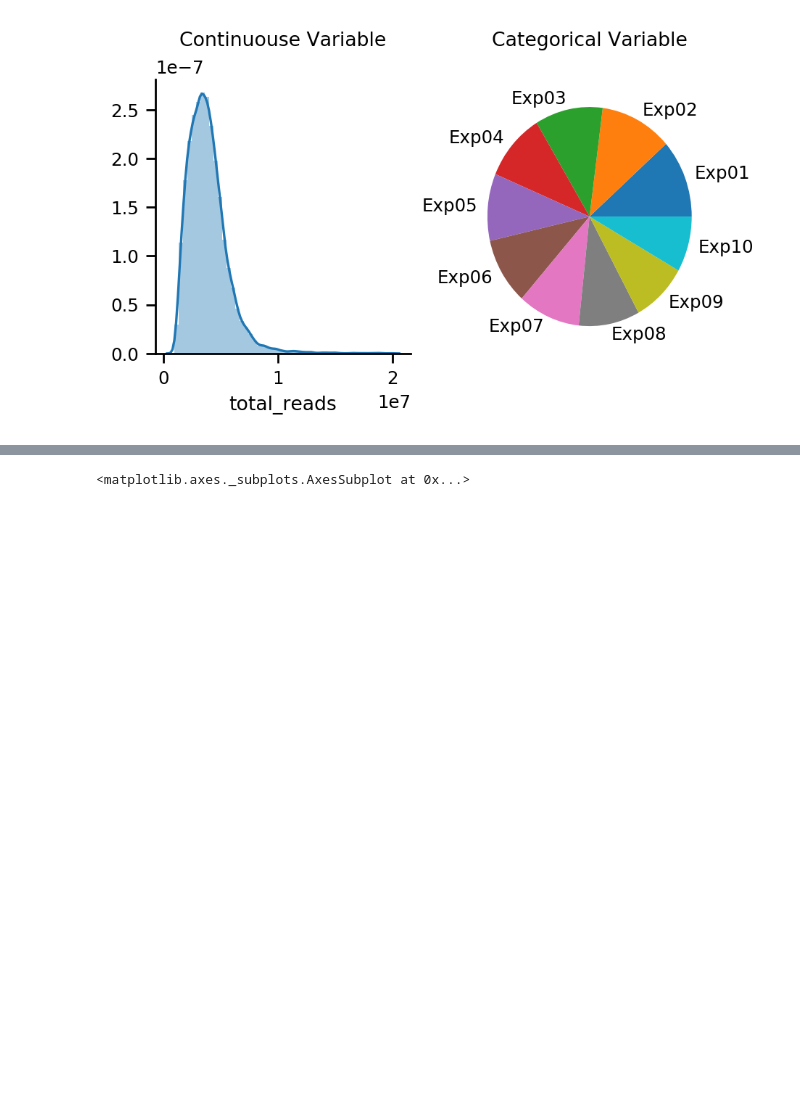
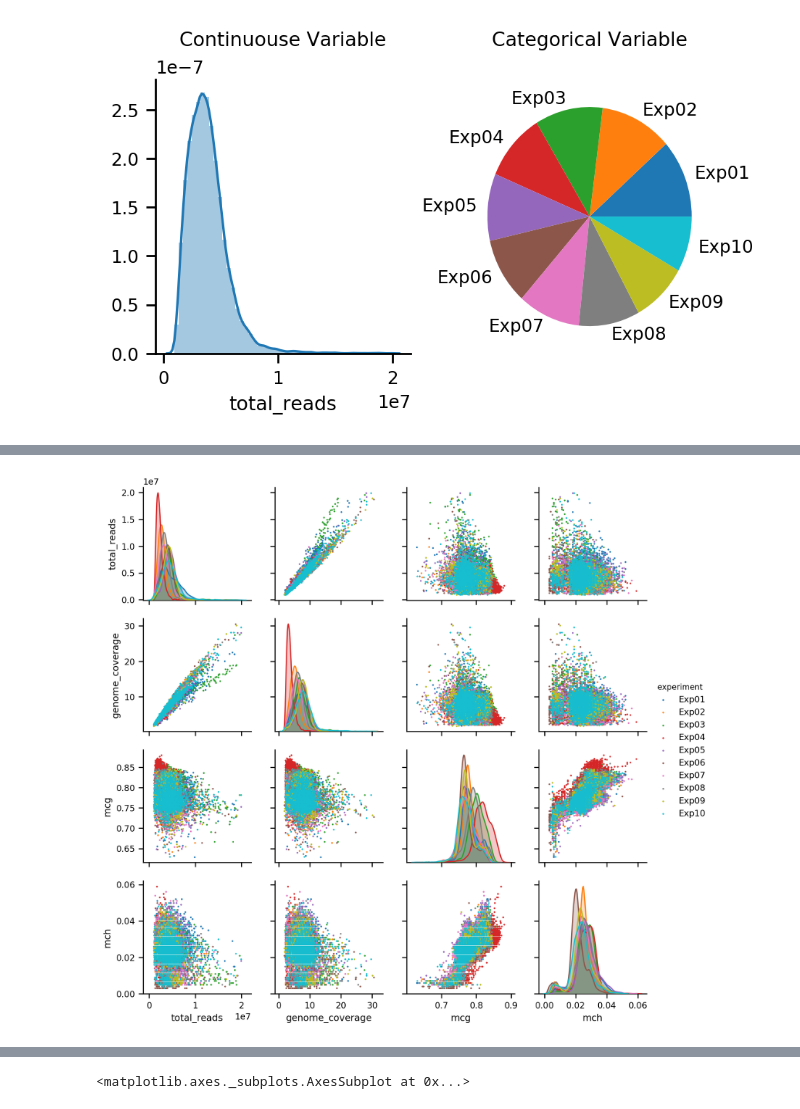
Before and after one commit to lhqing/python_visualization, a Jupyter notebook: python_vis.ipynb, the cells around one changed output, grey strips where cells are left out. Drawn from its saved outputs; the diff is of its cells as text; code cells hidden in the pictures; blank space fills up the shorter version.

```diff
--- a/python_vis.ipynb
+++ b/python_vis.ipynb
@@ -158,0 +236,6 @@ matplotlib.rc('figure', figsize=(4, 4), dpi=200)  # make figures more clear
+# %%
+g = sns.pairplot(data=data[['total_reads', 'genome_coverage', 'mcg', 'mch', 'experiment']],  # take variables we are interested
+                 hue='experiment', hue_order=sorted(data['experiment'].unique()),  # set hue
+                 height=2, plot_kws=dict(s=3, linewidth=0))  # plot adjustment
+# %% [output]
+[figure, added]
```
Also changed, not shown: parts of 41 cells of this notebook, 1 other file.
